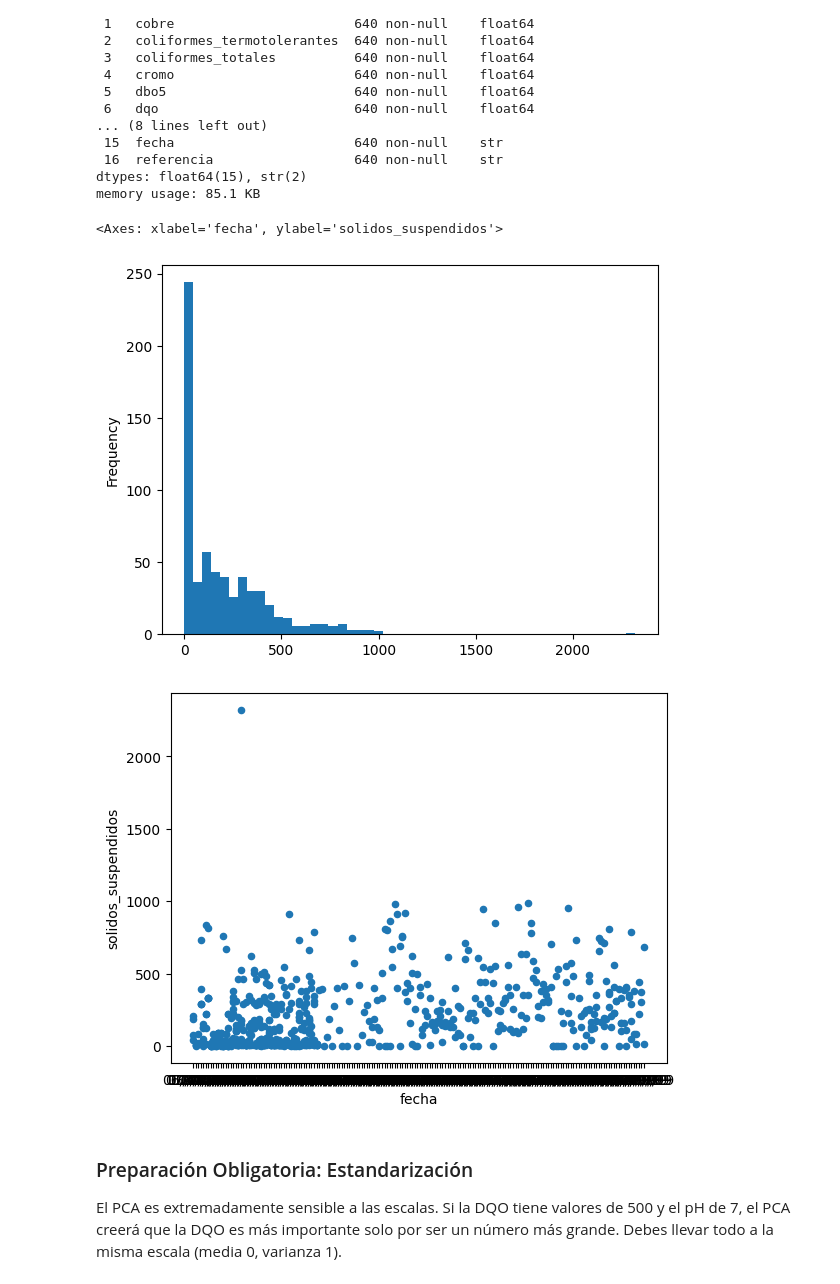
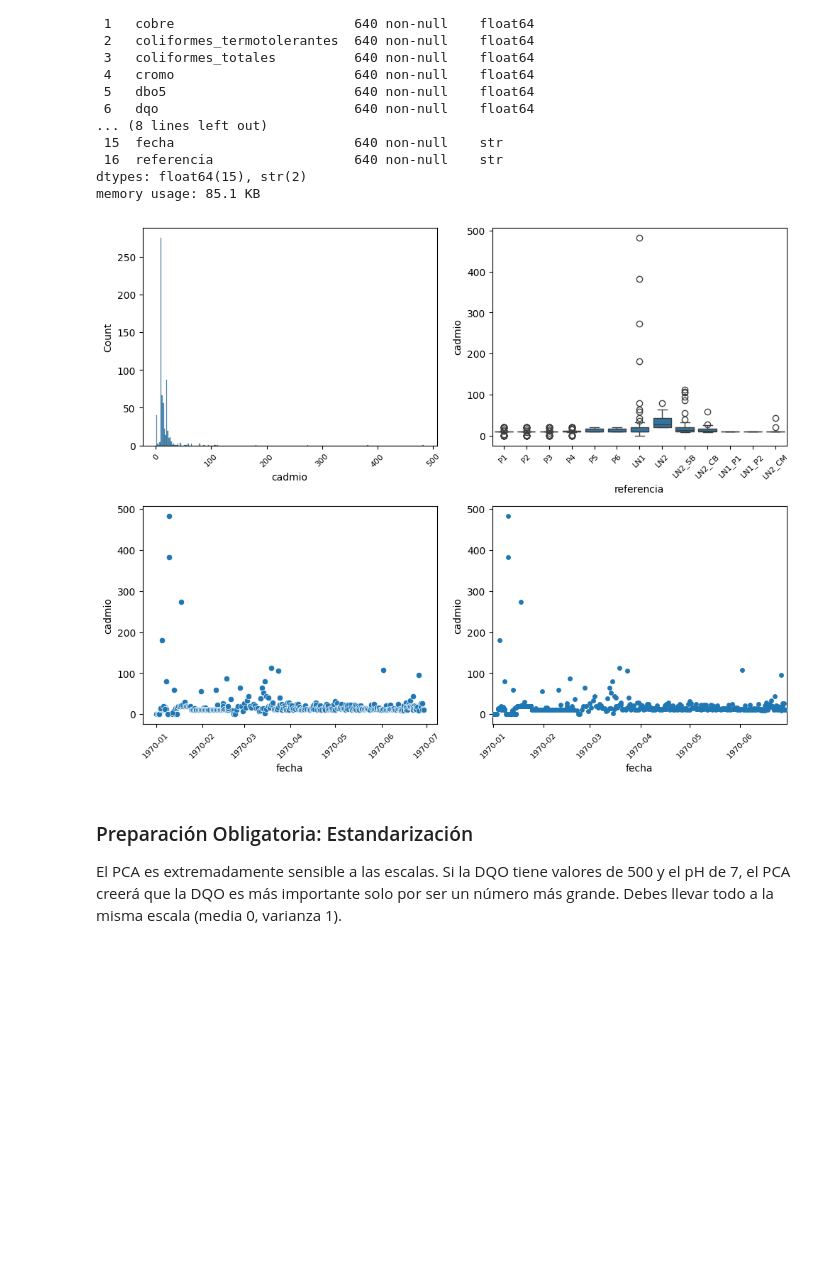
Before and after one commit to mikdevio/metane_production_model, a Jupyter notebook: notebooks/pretratamiento.ipynb, the cells around one changed output. Saved outputs shown, nothing was run; the diff lists cells and outputs as text; code cells hidden in the pictures; blank space fills up the shorter version.

```diff
--- a/notebooks/pretratamiento.ipynb
+++ b/notebooks/pretratamiento.ipynb
@@ -111,13 +120,29 @@ memory usage: 85.1 KB
 data_fixed.describe()
 data_fixed.to_csv("data_fixed.csv")
 # %%
-column_name = 'solidos_suspendidos'
-data_fixed[column_name].plot(kind="hist", bins=50)
-data_fixed.plot(kind="scatter",y=column_name, x="fecha")
+column_name = 'cadmio'
+
+fig_1, axes_1 = plt.subplots(2, 2, figsize=(10, 8))
+sns.histplot(data=data_fixed, x=column_name, ax=axes_1[0, 0])
+sns.boxplot(data=data_fixed, x='referencia', y=column_name, ax=axes_1[0, 1])
+sns.scatterplot(data=data_fixed, x='fecha', y=column_name, ax=axes_1[1, 0])
+sns.stripplot(data=data_fixed, x='fecha', y=column_name, ax=axes_1[1, 1])
+
+# sns.lineplot(data=data_fixed, x='fecha', y=column_name, ax=axes_1[1, 1])
+
+axes_1[1, 0].xaxis.set_major_formatter(mdates.DateFormatter('%Y-%m'))
+axes_1[1, 0].xaxis.set_major_locator(mdates.MonthLocator())
+
+axes_1[1, 1].xaxis.set_major_formatter(mdates.DateFormatter('%Y-%m'))
+axes_1[1, 1].xaxis.set_major_locator(mdates.MonthLocator())
+
+for ax in axes_1.flat:
+    ax.tick_params(axis='x', rotation=45, labelsize=8)
+
+plt.tight_layout()  # Prevents overlap
+plt.show()
 # %% [output]
-<Axes: xlabel='fecha', ylabel='solidos_suspendidos'>
-[figure, old version]
+[figure, new version]
-[figure, removed]
 # %% [markdown]
 ### Preparación Obligatoria: Estandarización
 
```
Also changed, not shown: parts of 3 cells of this notebook, 8 other files.
